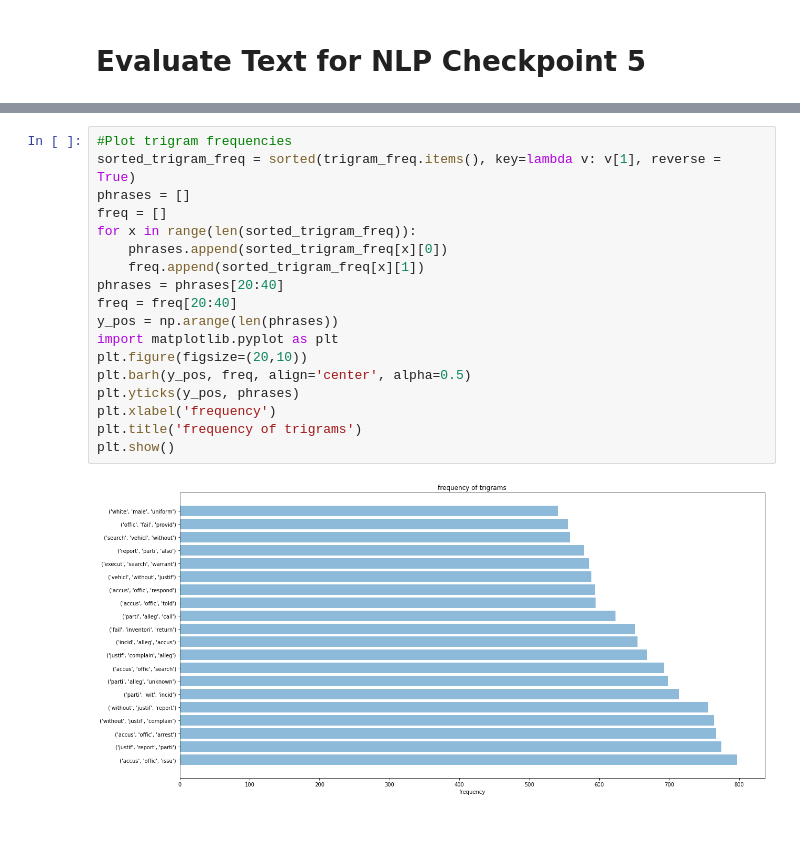
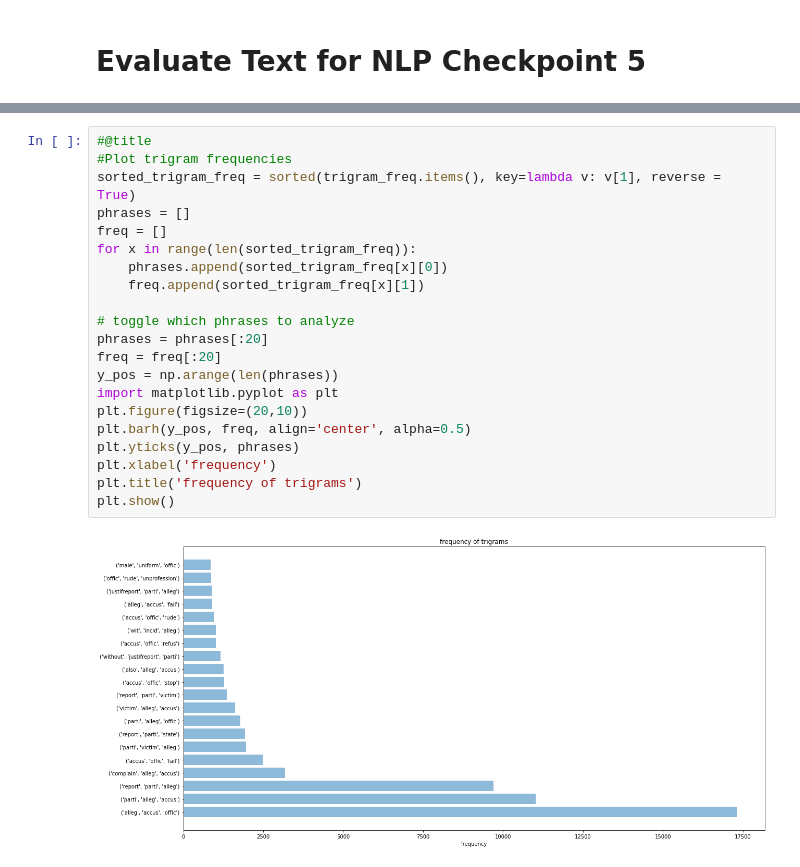
Before and after one commit to Northwestern-Data-Sci-Seminar/Invisible-Institute-Chicago-Reporter-Collaboration-Public, a Jupyter notebook: The Spectacular Sailors/Checkpoint_5/src/msai_ss_ds_nlp_cp5.ipynb, the cells around one changed output, grey strips where cells are left out. Cells and saved outputs as stored; diff of their text form; blank space fills up the shorter version.

```diff
--- a/The Spectacular Sailors/Checkpoint_5/src/msai_ss_ds_nlp_cp5.ipynb
+++ b/The Spectacular Sailors/Checkpoint_5/src/msai_ss_ds_nlp_cp5.ipynb
@@ -558,22 +566,25 @@ plt.show()
 # %% [output]
 [figure]
 # %%
+#@title
 #Plot trigram frequencies
 sorted_trigram_freq = sorted(trigram_freq.items(), key=lambda v: v[1], reverse = True)
 phrases = []
 freq = []
 for x in range(len(sorted_trigram_freq)):
     phrases.append(sorted_trigram_freq[x][0])
     freq.append(sorted_trigram_freq[x][1])
-phrases = phrases[20:40]
-freq = freq[20:40]
+
+# toggle which phrases to analyze
+phrases = phrases[:20]
+freq = freq[:20]
 y_pos = np.arange(len(phrases))
 import matplotlib.pyplot as plt
 plt.figure(figsize=(20,10))
 plt.barh(y_pos, freq, align='center', alpha=0.5)
 plt.yticks(y_pos, phrases)
 plt.xlabel('frequency')
 plt.title('frequency of trigrams')
 plt.show()
 # %% [output]
-[figure, old version]
+[figure, new version]
```
Also changed, not shown: parts of 49 cells of this notebook, 1 other file.
